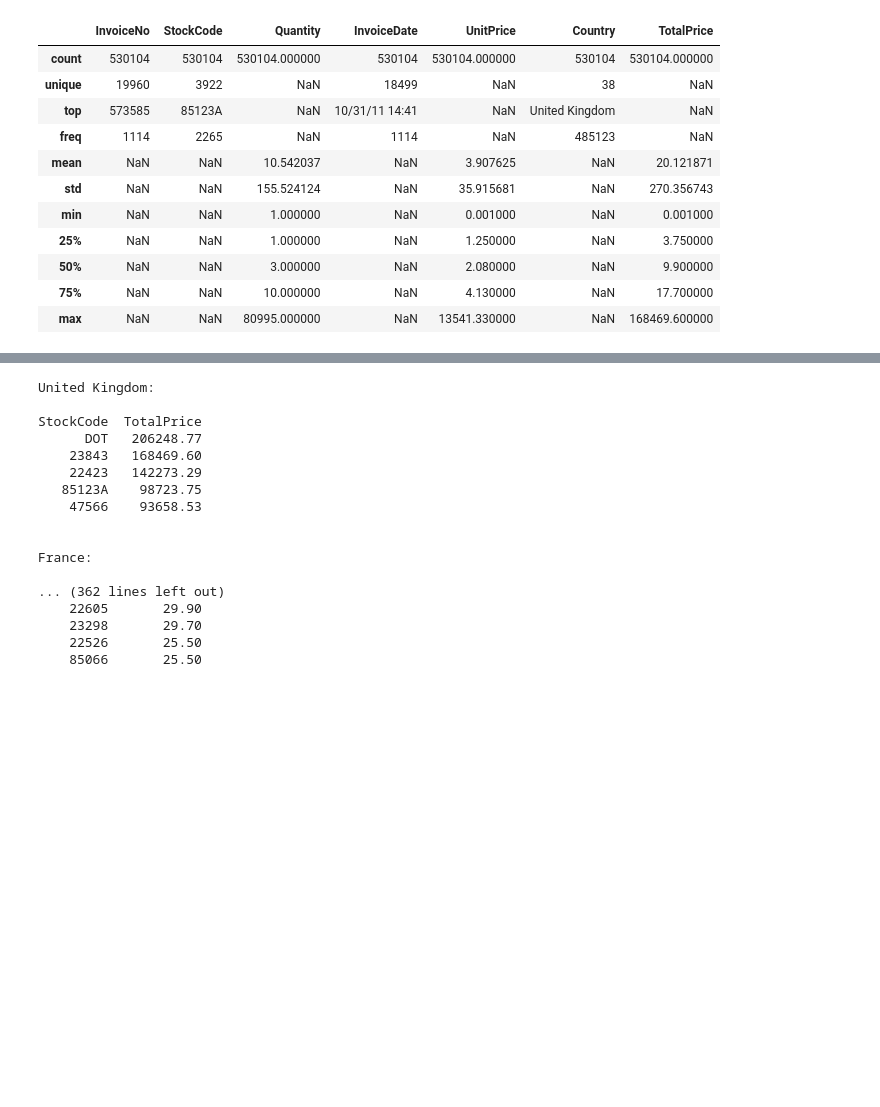
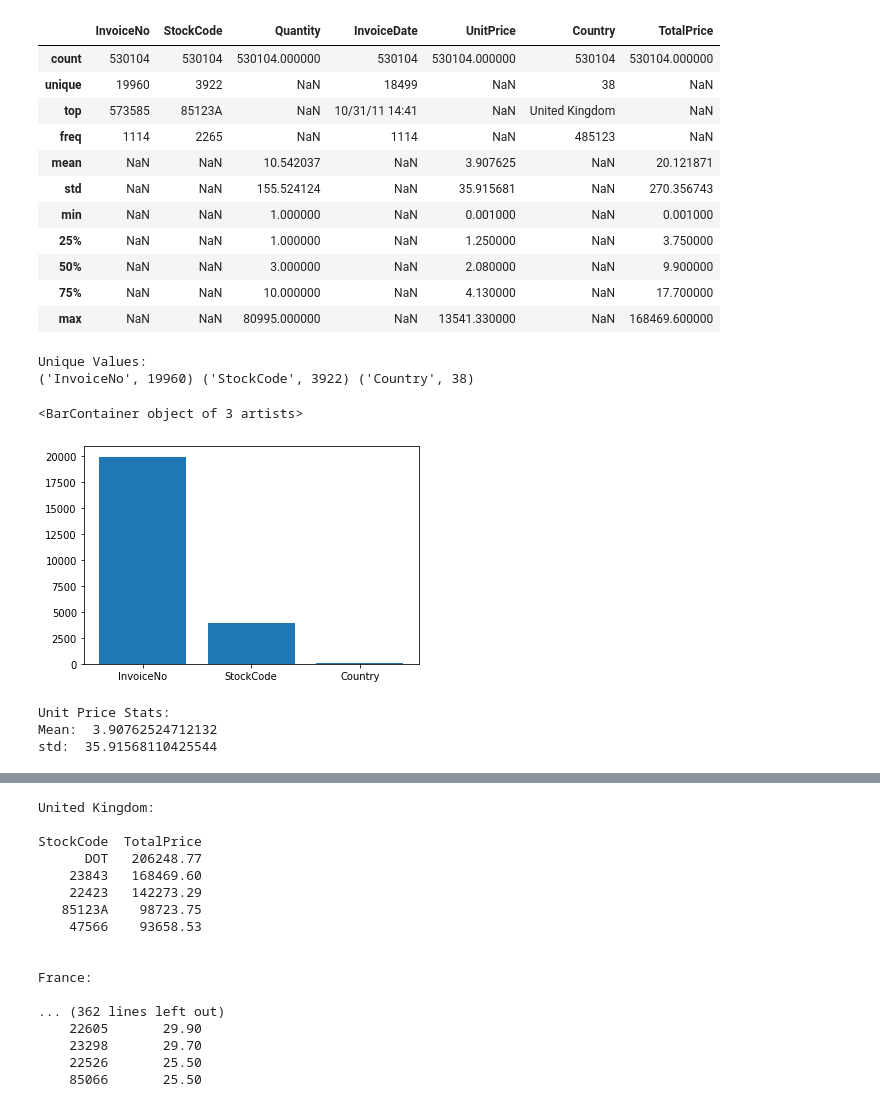
Before and after one commit to whz20024117/IE582_HW, a Jupyter notebook: HW4/Q2.ipynb, the cells around one changed output, grey strips where cells are left out. Drawn from its saved outputs; the diff is of its cells as text; code cells hidden in the pictures; blank space fills up the shorter version.

Commit message:
TotalPrice change

```diff
--- a/HW4/Q2.ipynb
+++ b/HW4/Q2.ipynb
@@ -8,7 +8,8 @@ data = pd.read_csv('./OnlineRetail.csv',low_memory=False)
 # %%
 data['TotalPrice'] = data['Quantity'] * data['UnitPrice']
 # %%
-data.describe(include='all')
+summary = data.describe(include='all')
+summary
 # %% [output]
 |  | InvoiceNo | StockCode | Quantity | InvoiceDate | UnitPrice | Country | TotalPrice |
 | count | 530104 | 530104 | 530104.000000 | 530104 | 530104.000000 | 530104 | 530104.000000 |
@@ -22,3 +23,25 @@ data.describe(include='all')
 | 50% | NaN | NaN | 3.000000 | NaN | 2.080000 | NaN | 9.900000 |
 | 75% | NaN | NaN | 10.000000 | NaN | 4.130000 | NaN | 17.700000 |
 | max | NaN | NaN | 80995.000000 | NaN | 13541.330000 | NaN | 168469.600000 |
+# %%
+# Unique values
+unique_vals = summary[['InvoiceNo', 'StockCode', 'Country']].loc['unique']
+print('Unique Values:')
+print(*zip(unique_vals.index,unique_vals.tolist()))
+plt.bar(unique_vals.index, unique_vals.tolist())
+# %% [output]
+Unique Values:
+('InvoiceNo', 19960) ('StockCode', 3922) ('Country', 38)
+<BarContainer object of 3 artists>
+[figure, added]
+# %%
+# Unit prices
+print('Unit Price Stats: ')
+unitp_mean = summary[['UnitPrice']].loc['mean']
+unitp_std = summary[['UnitPrice']].loc['std']
+print('Mean: ', *unitp_mean.tolist())
+print('std: ', *unitp_std.tolist())
+# %% [output]
+Unit Price Stats:
+Mean:  3.90762524712132
+std:  35.91568110425544
```
Also changed, not shown: parts of 1 cell of this notebook.
